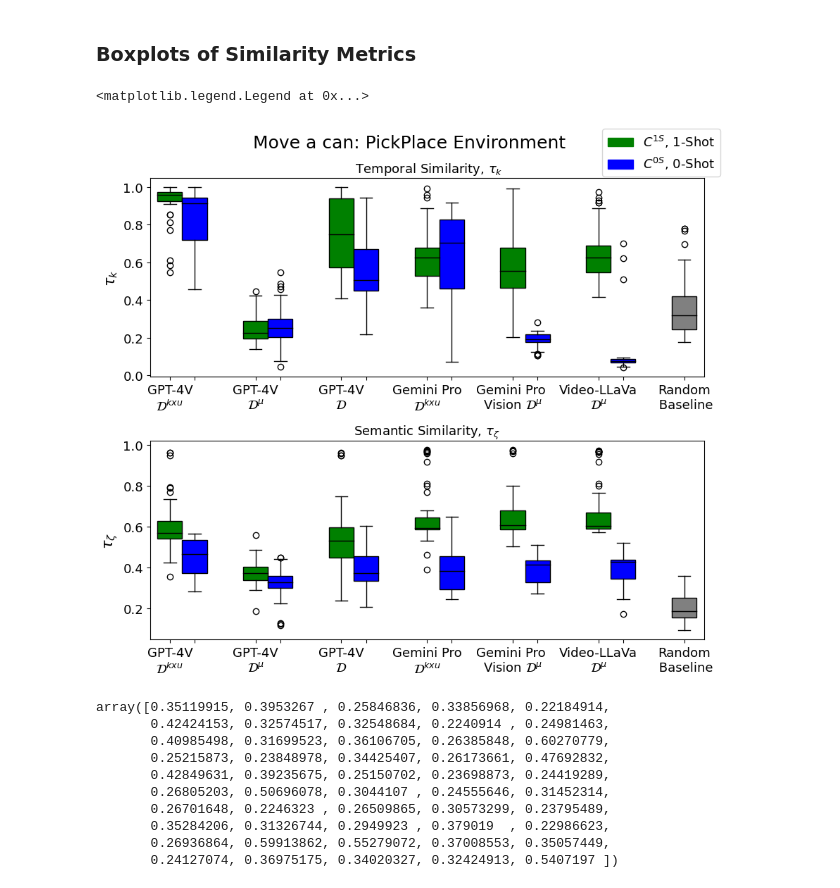
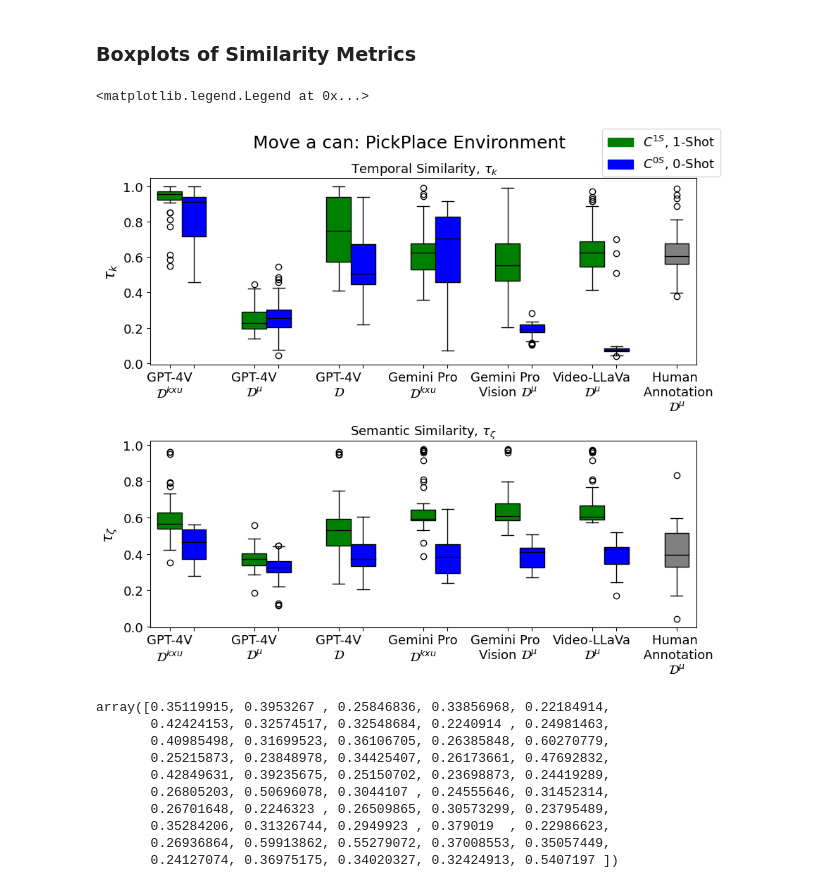
Before and after one commit to jsalfity/task_decomposition, a Jupyter notebook: task_decomposition/analysis/main_metrics_calculations.ipynb, the cells around one changed output. Saved outputs shown, nothing was run; the diff lists cells and outputs as text; code cells hidden in the pictures.

Commit message:
metrics calcs with human data

```diff
--- a/task_decomposition/analysis/main_metrics_calculations.ipynb
+++ b/task_decomposition/analysis/main_metrics_calculations.ipynb
@@ -516,7 +556,7 @@ labels = ['GPT-4V\n'+textualdata_string, ' ',
           'Gemini Pro\n'+textualdata_string, ' ',
           'Gemini Pro \nVision '+videodata_string, ' ',
           'Video-LLaVa\n'+videodata_string, ' ',
-          'Random\n Baseline']
+          'Human \n Annotation\n'+videodata_string]
 
 # https://stackoverflow.com/questions/41997493/python-matplotlib-boxplot-color
 def box_plot(data, edge_color, fill_color, positions, ax):
@@ -570,7 +610,7 @@ for llm_model in LLM_MODELS:
             idx += 0.22
 
 # plot baselines
-baselines = np.load(BASELINES_DATA+f"/{env_name}_baseline.npz")
+baselines = np.load(ANNOTATION_PATH+f"/{env_name}_results.npz")
 box_plot(baselines['temporal'],
          edge_color='black',
          fill_color='gray',
@@ -578,34 +618,34 @@ box_plot(baselines['temporal'],
          ax=ax1)
 box_plot(baselines['semantic'],
          edge_color='black',
          fill_color='gray',
          positions=[idx],
          ax=ax2)
 
 title_maps = {'Door': 'Open a door: Door Environment',
          'Lift': 'Lift a cube: Lift Environment',
          'Stack': 'Stack two cubes: Stack Environment',
          'PickPlace': 'Move a can: PickPlace Environment'}
 title = title_maps[env_name]
 plt.suptitle(title, fontsize=FONTSIZE+5)
 ax1.set_title(f" Temporal Similarity, "+r'$\tau_k$', fontsize=FONTSIZE)
 ax2.set_title(f"Semantic Similarity, "+r'$\tau_{\zeta}$', fontsize=FONTSIZE)
 ax1.set_ylabel(r'$\tau_k$', fontsize=FONTSIZE+2)
 ax2.set_ylabel(r'$\tau_{\zeta}$', fontsize=FONTSIZE+2)
 [ax.set_xticklabels(labels) for ax in [ax1, ax2]]
 [ax.set_xbound(-0.12, idx+0.12) for ax in [ax1, ax2]]
 legend_colors = [mpatches.Patch(color='green', label='In-context'),
                  mpatches.Patch(color='blue', label='Out-of-context')]
 plt.tight_layout()
 C1S = r'$C^{1S}$'
 C0S = r'$C^{0S}$'
 plt.figlegend(legend_colors, [C1S+", 1-Shot", C0S+", 0-Shot"], fontsize=FONTSIZE)
 # save plot as svg file
 # plt.savefig(f"{SAVE_PLOTS_PATH}/{env_name}_boxplot.svg", format="svg")
 # plt.savefig(f"{SAVE_PLOTS_PATH}/{env_name}_boxplot.png", format="png")
 # %% [output]
 <matplotlib.legend.Legend at 0x...>
-[figure, old version]
+[figure, new version]
 # %%
 baselines = np.load(BASELINES_DATA+f"/{env_name}_baseline.npz")
 baselines['temporal']
```
Also changed, not shown: parts of 10 cells of this notebook, 5 other files.
